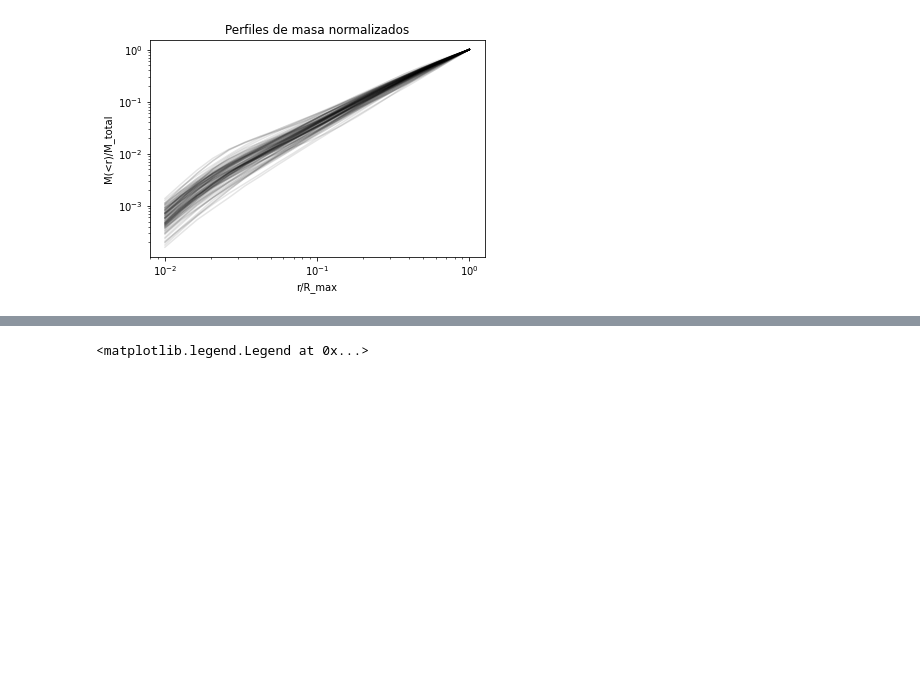
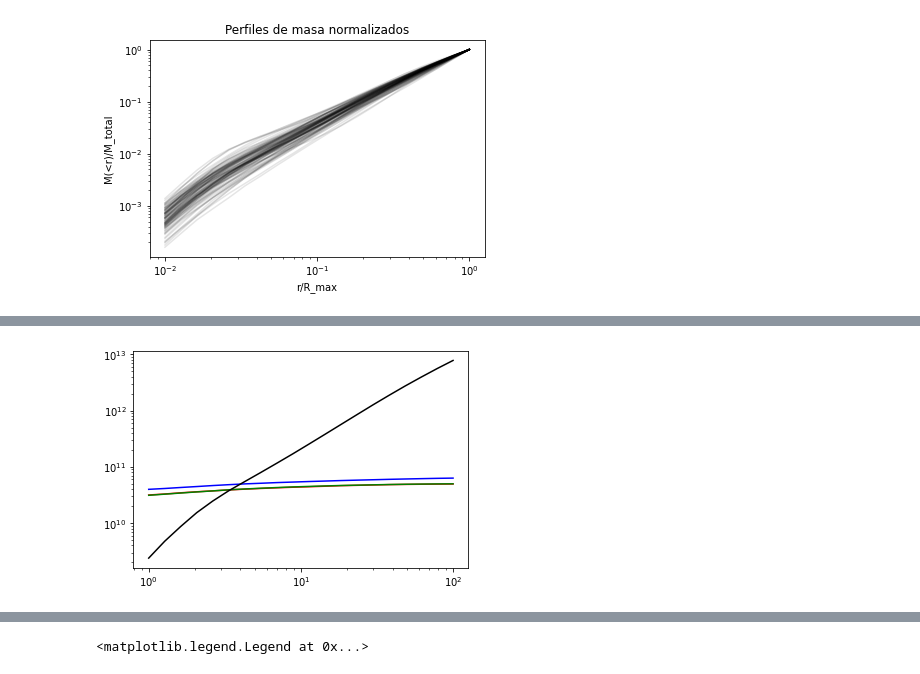
Before and after one commit to Martindelosrios/MaDaMe, a Jupyter notebook: codes/AnalysisProps.ipynb, the cells around one changed output, grey strips where cells are left out. Cells and saved outputs as stored; diff of their text form; code cells hidden in the pictures; blank space fills up the shorter version.

```diff
--- a/codes/AnalysisProps.ipynb
+++ b/codes/AnalysisProps.ipynb
@@ -322 +353,10 @@ Text(0.5, 1.0, 'Perfiles de masa normalizados')
+# %%
+plt.plot(R_bins, data[f'{gal}/M_DM_x'][()] , c = 'blue')
+plt.plot(R_bins, data[f'{gal}/M_DM_y'][()] , c = 'red')
+plt.plot(R_bins, data[f'{gal}/M_DM_z'][()]  , c = 'green')
+plt.plot(R_bins, data[f'{gal}/M_DM'][()] , c = 'black')
+plt.xscale('log')
+plt.yscale('log')
+# %% [output]
+[figure, added]
 # %%
```
Also changed, not shown: parts of 6 cells of this notebook, 1 other file.
